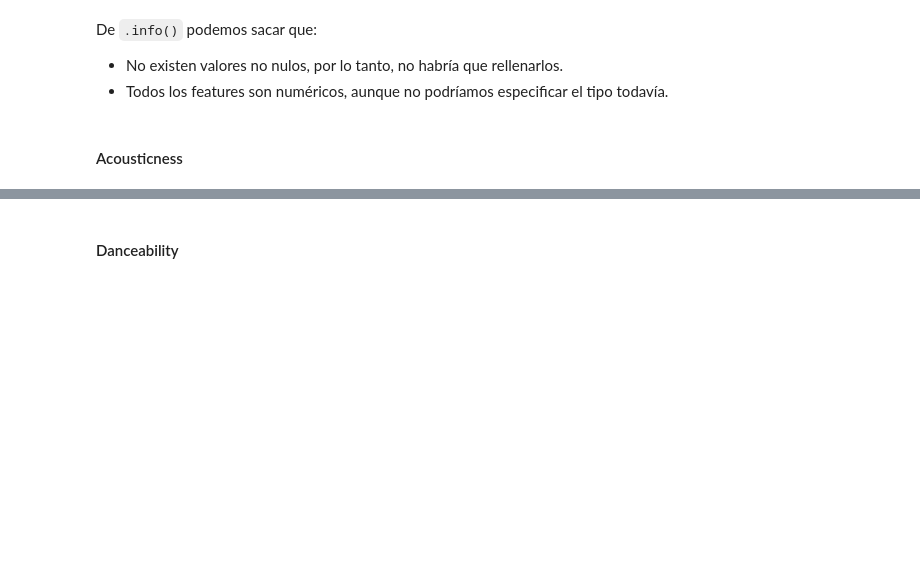
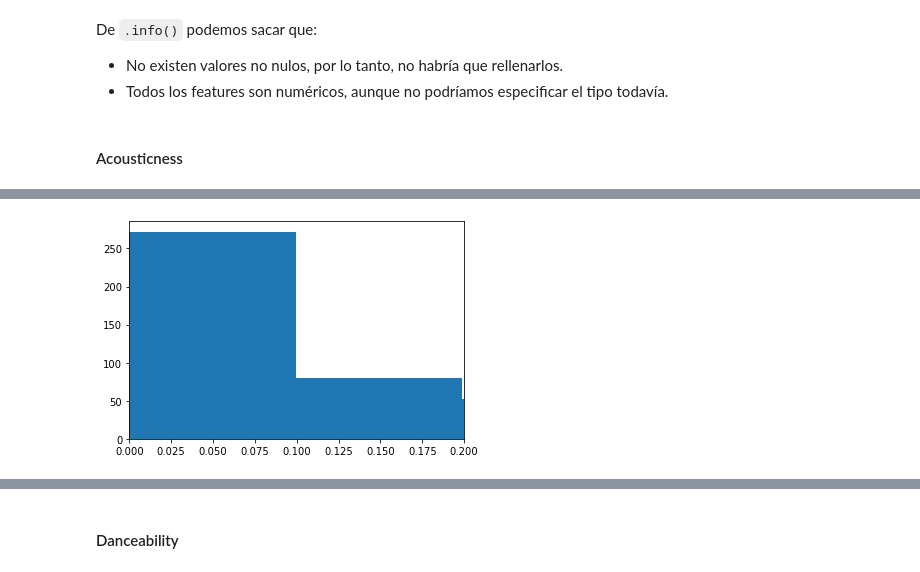
Before and after one commit to manoloacademia/CEIA_Analisis_de_datos, a Jupyter notebook: practica_final/analysis_spotify.ipynb, the cells around one changed output, grey strips where cells are left out. Cells and saved outputs as stored; diff of their text form; code cells hidden in the pictures; blank space fills up the shorter version.

```diff
--- a/practica_final/analysis_spotify.ipynb
+++ b/practica_final/analysis_spotify.ipynb
@@ -71,0 +76,7 @@ playlist.acousticness.hist();
+# %%
+# Hacemos un zoom cerca en el rango 0.0-0.2:
+plt.hist(x=playlist.acousticness, bins=10)
+plt.xlim(left=0.0, right=0.2)
+plt.show()
+# %% [output]
+[figure, added]
```
Also changed, not shown: parts of 56 cells of this notebook.
